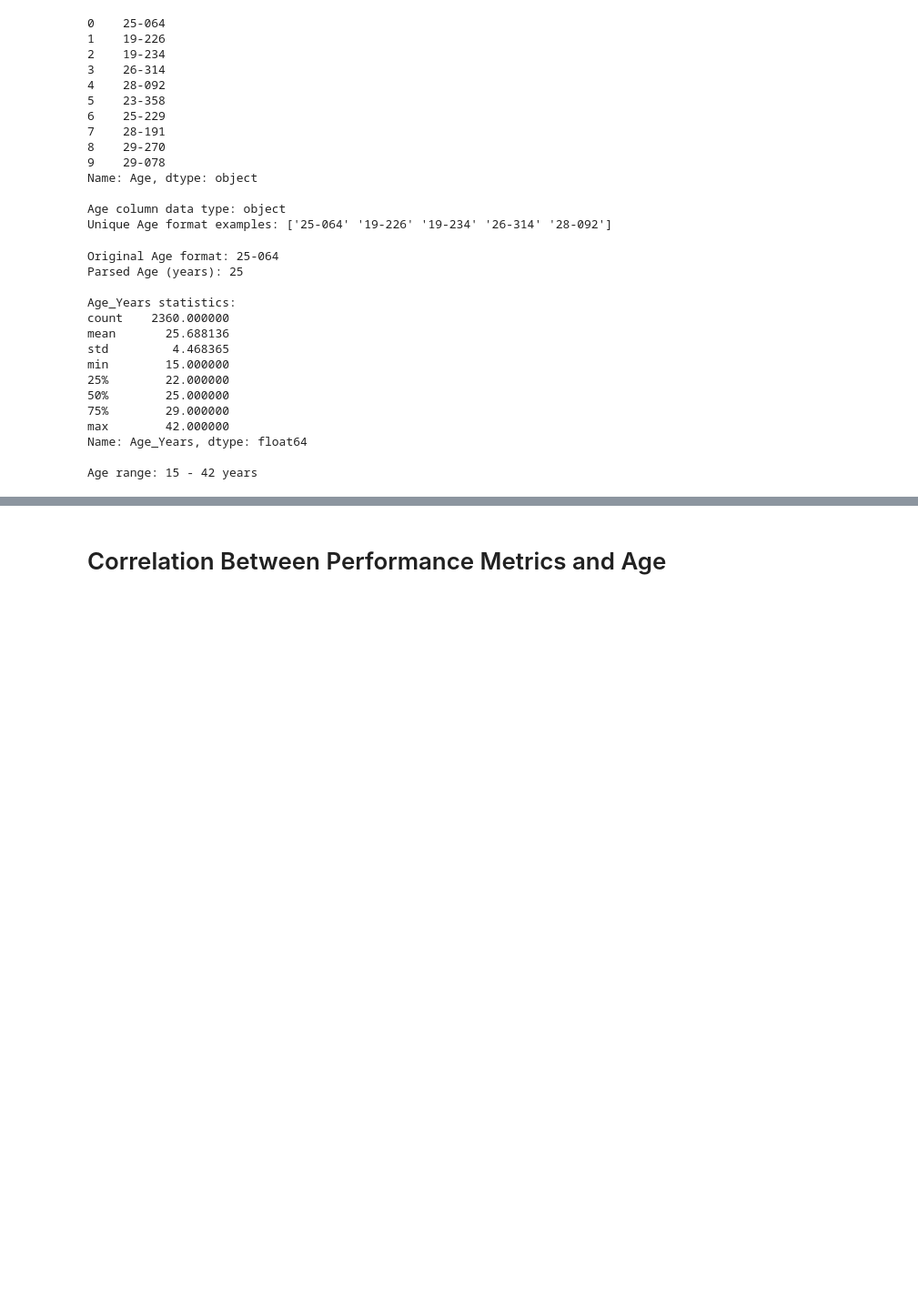
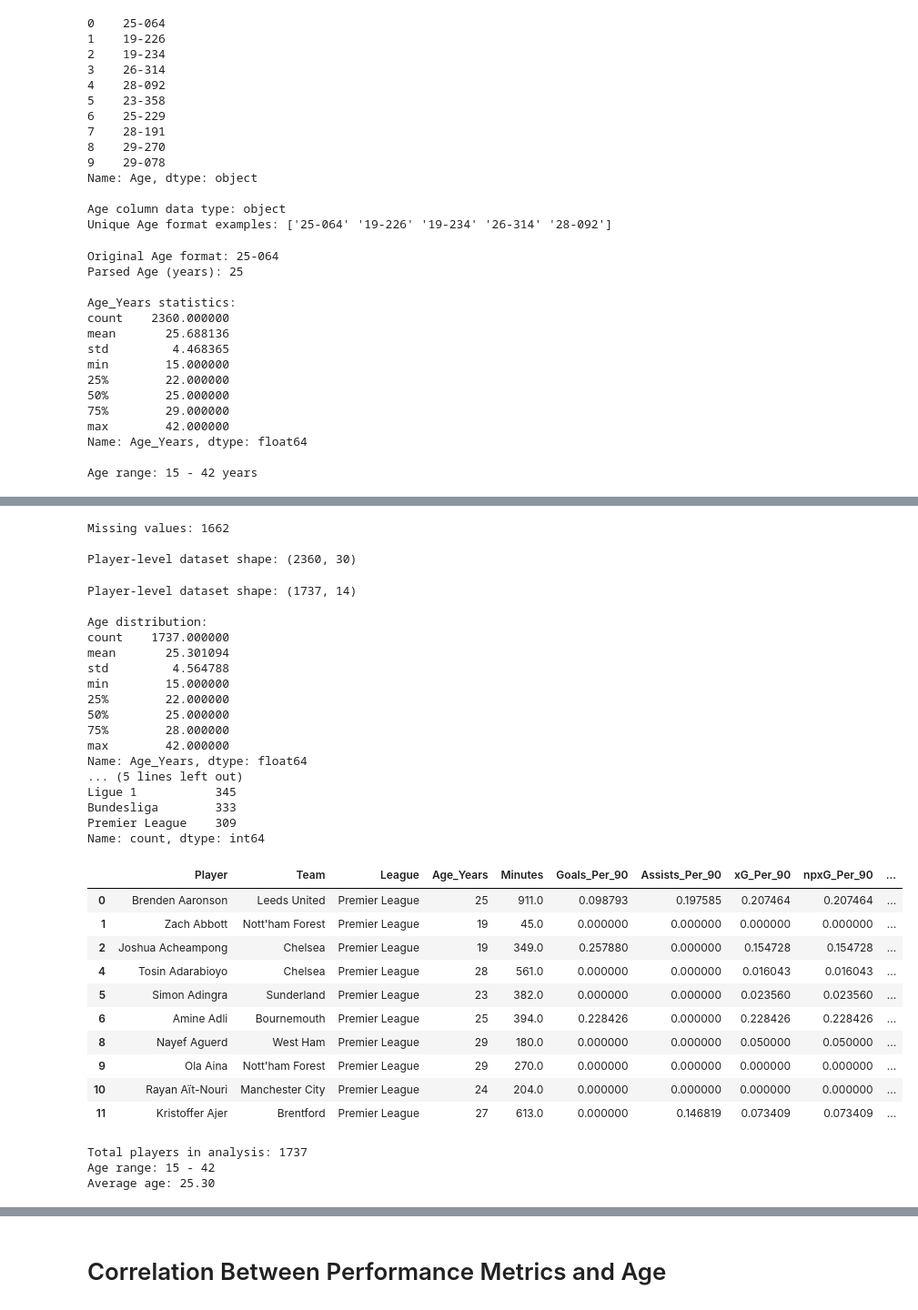
Before and after one commit to Bola-j/Football_Aanlytics_project, a Jupyter notebook: analysis/ques3.ipynb, the cells around one changed output, grey strips where cells are left out. Shown: that part at 91% size. Saved outputs shown, nothing was run; the diff lists cells and outputs as text; code cells hidden in the pictures; blank space fills up the shorter version.

```diff
--- a/analysis/ques3.ipynb
+++ b/analysis/ques3.ipynb
@@ -366,4 +329,0 @@ dtype: int64
-# %%
-df["Minutes"] = df["Minutes"].isnull().fillna(df["Minutes"].mean())
-print(df.isnull().sum())
-print(df.shape)
@@ -463 +369,75 @@ Performance metrics per match:
+# %%
+# Create per-90-minute statistics for normalized comparison
+df_players['Goals_Per_90'] = (df_players['Goals'] / df_players['Minutes']) * 90
+df_players['Assists_Per_90'] = (df_players['Assists'] / df_players['Minutes']) * 90
+df_players['xG_Per_90'] = (df_players['Expected Goals'] / df_players['Minutes']) * 90
+df_players['npxG_Per_90'] = (df_players['npxG'] / df_players['Minutes']) * 90
+df_players['xAG_Per_90'] = (df_players['Expected Assists'] / df_players['Minutes']) * 90
+df_players['PrgC_Per_90'] = (df_players['PrgC'] / df_players['Minutes']) * 90
+df_players['PrgP_Per_90'] = (df_players['PrgP'] / df_players['Minutes']) * 90
+df_players['Yellow_Per_90'] = (df_players['Yellow'] / df_players['Minutes']) * 90
+df_players['Red_Per_90'] = (df_players['Red'] / df_players['Minutes']) * 90
+
+df_players[['Player', 'Team', 'Age_Years', 'Minutes', 'Goals_Per_90', 'xG_Per_90', 'Assists_Per_90']].head(10)
+print(f"\nMissing values: {df_players.isnull().sum().sum()}")
+print(f"\nPlayer-level dataset shape: {df_players.shape}")
+# %% [output]
+Missing values: 1662
+
+Player-level dataset shape: (2360, 30)
+# %%
+# Prepare player-level data for analysis
+# Select relevant columns for PCA and analysis
+player_stats = df_players[['Player', 'Team', 'League', 'Age_Years', 'Minutes',
+                            'Goals_Per_90', 'Assists_Per_90', 'xG_Per_90',
+                            'npxG_Per_90', 'xAG_Per_90', 'PrgC_Per_90',
+                            'PrgP_Per_90', 'Yellow_Per_90', 'Red_Per_90']].copy()
+
+# Remove any infinite values that might result from division
+player_stats = player_stats.replace([np.inf, -np.inf], np.nan)
+player_stats = player_stats.dropna()
+
+print(f"Player-level dataset shape: {player_stats.shape}")
+print(f"\nAge distribution:")
+print(player_stats['Age_Years'].describe())
+print(f"\nPlayers by league:")
+print(player_stats['League'].value_counts())
+player_stats.head(10)
+# %% [output]
+Player-level dataset shape: (1737, 14)
+
+Age distribution:
+count    1737.000000
+mean       25.301094
+std         4.564788
+min        15.000000
+25%        22.000000
+50%        25.000000
+75%        28.000000
+max        42.000000
+Name: Age_Years, dtype: float64
+... (5 lines left out)
+Ligue 1           345
+Bundesliga        333
+Premier League    309
+Name: count, dtype: int64
+|  | Player | Team | League | Age_Years | Minutes | Goals_Per_90 | Assists_Per_90 | xG_Per_90 | npxG_Per_90 | ... |
+| 0 | Brenden Aaronson | Leeds United | Premier League | 25 | 911.0 | 0.098793 | 0.197585 | 0.207464 | 0.207464 | ... |
+| 1 | Zach Abbott | Nott'ham Forest | Premier League | 19 | 45.0 | 0.000000 | 0.000000 | 0.000000 | 0.000000 | ... |
+| 2 | Joshua Acheampong | Chelsea | Premier League | 19 | 349.0 | 0.257880 | 0.000000 | 0.154728 | 0.154728 | ... |
+| 4 | Tosin Adarabioyo | Chelsea | Premier League | 28 | 561.0 | 0.000000 | 0.000000 | 0.016043 | 0.016043 | ... |
+| 5 | Simon Adingra | Sunderland | Premier League | 23 | 382.0 | 0.000000 | 0.000000 | 0.023560 | 0.023560 | ... |
+| 6 | Amine Adli | Bournemouth | Premier League | 25 | 394.0 | 0.228426 | 0.000000 | 0.228426 | 0.228426 | ... |
+| 8 | Nayef Aguerd | West Ham | Premier League | 29 | 180.0 | 0.000000 | 0.000000 | 0.050000 | 0.050000 | ... |
+| 9 | Ola Aina | Nott'ham Forest | Premier League | 29 | 270.0 | 0.000000 | 0.000000 | 0.000000 | 0.000000 | ... |
+| 10 | Rayan Aït-Nouri | Manchester City | Premier League | 24 | 204.0 | 0.000000 | 0.000000 | 0.000000 | 0.000000 | ... |
+| 11 | Kristoffer Ajer | Brentford | Premier League | 27 | 613.0 | 0.000000 | 0.146819 | 0.073409 | 0.073409 | ... |
+# %%
+print(f"Total players in analysis: {player_stats.shape[0]}")
+print(f"Age range: {player_stats['Age_Years'].min()} - {player_stats['Age_Years'].max()}")
+print(f"Average age: {player_stats['Age_Years'].mean():.2f}")
+# %% [output]
+Total players in analysis: 1737
+Age range: 15 - 42
+Average age: 25.30
 # %% [markdown]
```
Also changed, not shown: parts of 22 cells of this notebook, 2 other files.
